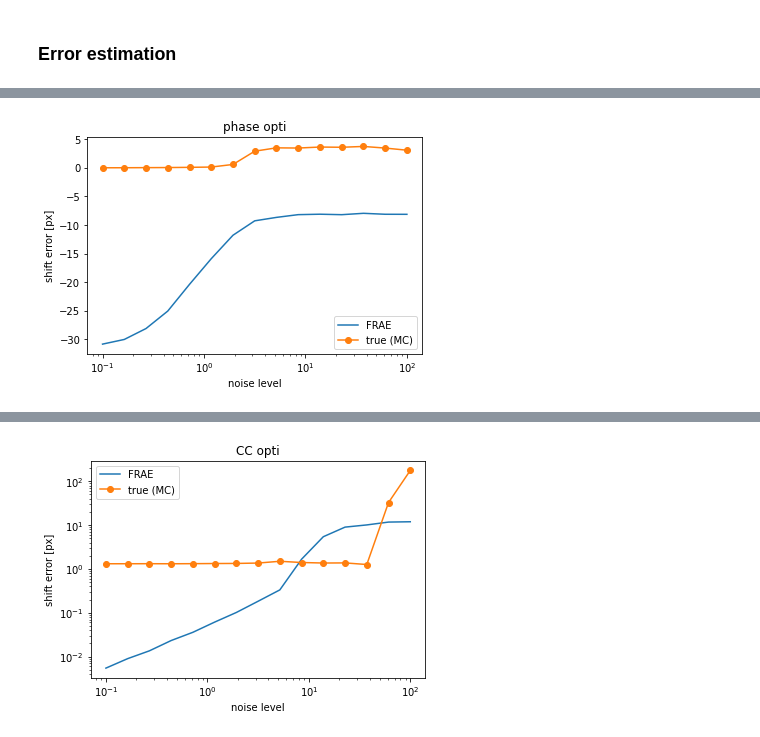
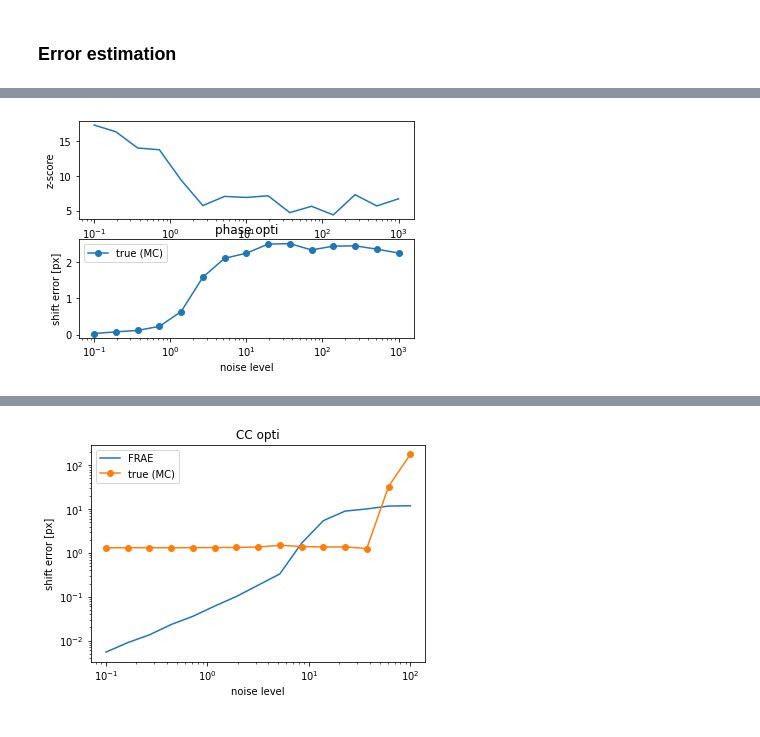
Before and after one commit to xdze2/stretchablecorr, a Jupyter notebook: test_stretchablecorr.ipynb, the cells around one changed output, grey strips where cells are left out. Cells and saved outputs as stored; diff of their text form; code cells hidden in the pictures.

```diff
--- a/test_stretchablecorr.ipynb
+++ b/test_stretchablecorr.ipynb
@@ -118,0 +170,7 @@ get_shifts(A, B, window_half_size, window_half_size,
+# %%
+dx_span, dy_span, phase_corr, res = sc.output_cross_correlation(A, B, upsamplefactor=1, phase=False)
+dx, dy, err = get_shifts(A, B, *np.array(A.shape)/2,
+           window_half_size=14,
+           coarse_search=False,
+           phase=False,
+           method='opti')
@@ -140,25 +245,29 @@ def sample(window_half_size, sigma, phase):
                              phase=phase,
                              method='opti')
     return dx, dy, err
+
+def estimate(window_half_size, sigma, phase, N=100):
+    dxy_err = np.vstack([sample(window_half_size, sigma=sigma, phase=phase) for _ in range(N)])
+    dxy = dxy_err[:, :2]
+    eps_MC = np.sqrt(np.sum((dxy - dxy.mean(axis=0))**2, axis=1)).mean()
+
+    err_estimate = dxy_err[:, 2]
+
+    return eps_MC, err_estimate[0]
-# %%
-def estimate(window_half_size, sigma, phase, N=100):
-    dxy_err = np.vstack([sample(16, sigma=sigma, phase=phase) for _ in range(N)])
-    dxy = dxy_err[:, :2]
-    eps_MC = np.sqrt(np.sum((dxy - dxy.mean(axis=0))**2, axis=1)).mean()
-
-    err_estimate = dxy_err[:, 2]
-
-    return eps_MC, err_estimate.mean()
+# %%
+sigma_span = np.logspace(-1, 3, 15)
+errs = np.vstack([estimate(10, s, phase=True, N=100) for s in sigma_span])
 # %%
-sigma_span = np.logspace(-1, 2, 15)
-errs = np.vstack([estimate(15, s, phase=True, N=100) for s in sigma_span])
-
+fig, (ax1, ax2) = plt.subplots(2, )
 plt.title('phase opti')
-plt.semilogx(sigma_span, errs[:, 1], label='FRAE')
-plt.semilogx(sigma_span, errs[:, 0],  '-o', label='true (MC)');
-plt.legend(); plt.ylabel('shift error [px]'); plt.xlabel('noise level');
+ax1.semilogx(sigma_span, errs[:, 1], label='estimate')
+ax1.set_ylabel('z-score');
+ax2.semilogx(sigma_span, errs[:, 0],  '-o', label='true (MC)');
+ax2.set_ylabel('shift error [px]');
+plt.legend();
+plt.xlabel('noise level');
 # %% [output]
-[figure, old version]
+[figure, new version]
 # %%
 sigma_span = np.logspace(-1, 2, 15)
 errs = np.vstack([estimate(15, s, phase=False, N=100) for s in sigma_span])
```
Also changed, not shown: parts of 36 cells of this notebook, 4 other files.
